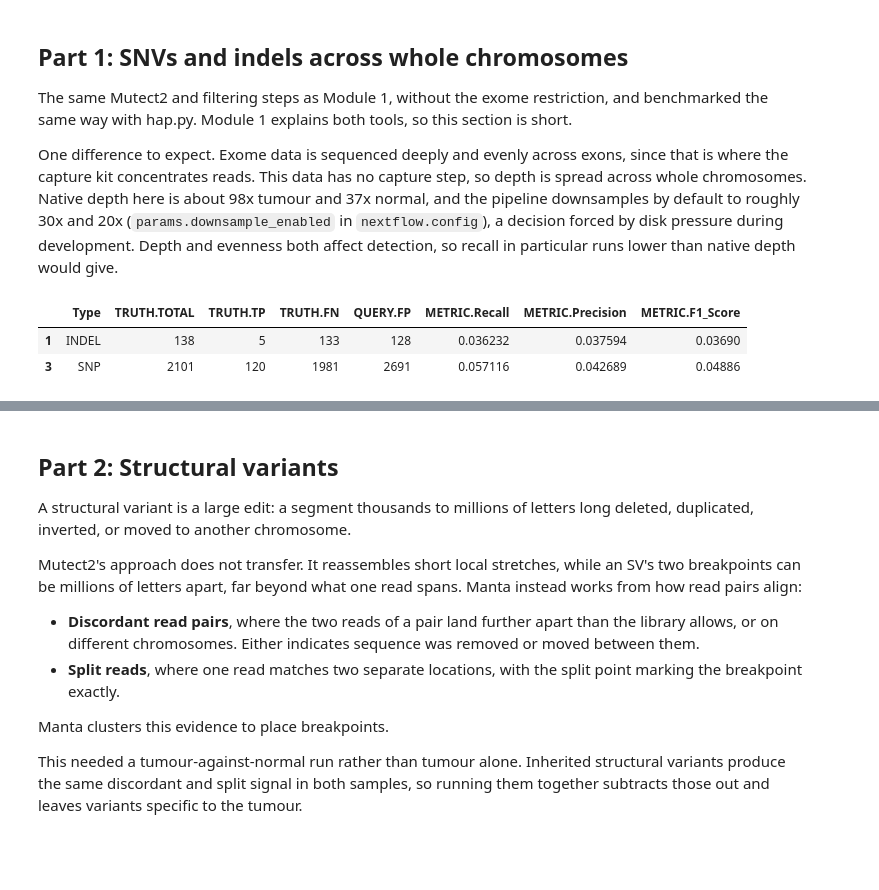
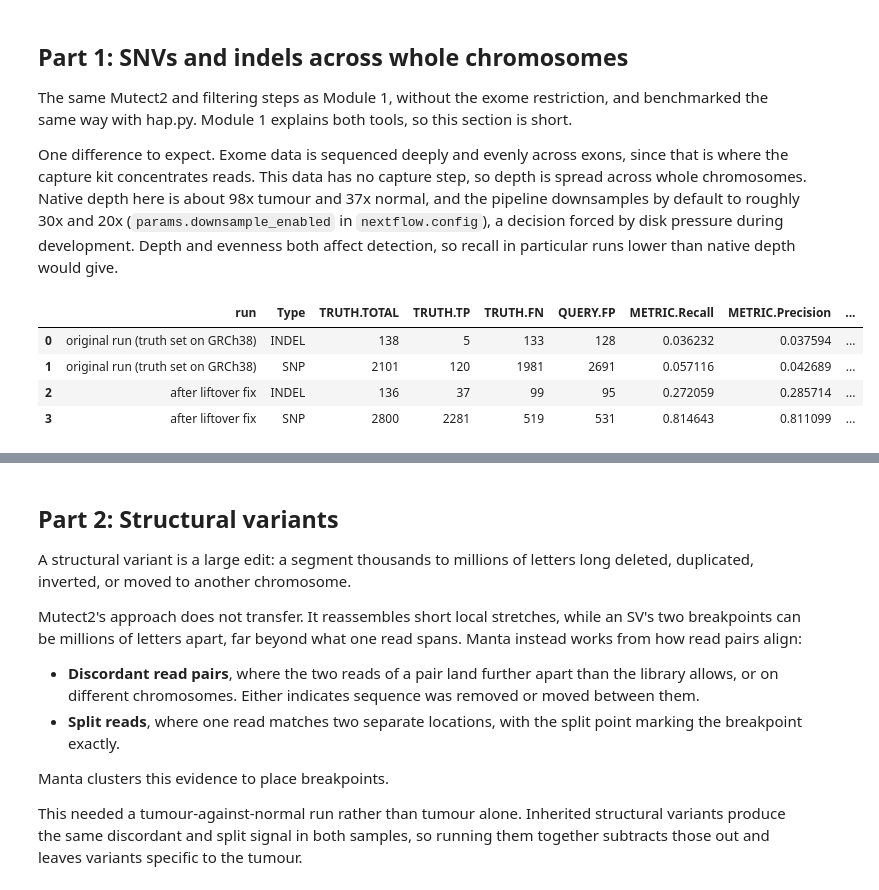
Before and after one commit to chuabrandon26/melanoma-ngs-precision-oncology, a Jupyter notebook: notebooks/02_wgs_sv_cnv_benchmarking.ipynb, the cells around one changed output, grey strips where cells are left out. Drawn from its saved outputs; the diff is of its cells as text; code cells hidden in the pictures; blank space fills up the shorter version.

```diff
--- a/notebooks/02_wgs_sv_cnv_benchmarking.ipynb
+++ b/notebooks/02_wgs_sv_cnv_benchmarking.ipynb
@@ -60,16 +60,26 @@ and the pipeline downsamples by default to roughly 30x and 20x
 (`params.downsample_enabled` in `nextflow.config`), a decision forced by disk pressure
 during development. Depth and evenness both affect detection, so recall in particular runs
 lower than native depth would give.
-# %%
-happy_summary = pd.read_csv(BENCHMARK_DIR / f"{SAMPLE_PAIR}.happy.summary.csv")
-pass_rows = happy_summary[happy_summary["Filter"] == "PASS"].copy()
-metric_cols = ["Type", "TRUTH.TOTAL", "TRUTH.TP", "TRUTH.FN", "QUERY.FP",
-               "METRIC.Recall", "METRIC.Precision", "METRIC.F1_Score"]
-pass_rows[metric_cols]
-# %% [output]
-|  | Type | TRUTH.TOTAL | TRUTH.TP | TRUTH.FN | QUERY.FP | METRIC.Recall | METRIC.Precision | METRIC.F1_Score |
-| 1 | INDEL | 138 | 5 | 133 | 128 | 0.036232 | 0.037594 | 0.03690 |
-| 3 | SNP | 2101 | 120 | 1981 | 2691 | 0.057116 | 0.042689 | 0.04886 |
+# %%
+happy_summary = pd.read_csv(BENCHMARK_DIR / f"{SAMPLE_PAIR}.happy.summary.csv")
+# Re-scored after the truth-set liftover fix (scripts/rescore_snv_indel.py). The original
+# hap.py run compared these GRCh37 calls against a GRCh38 truth set that had only been
+# renamed, see modules/bin/convert_colo829_truth_to_vcf.py.
+rescored_summary = pd.read_csv(BENCHMARK_DIR / f"{SAMPLE_PAIR}.rescored_lifted_truth.summary.csv")
+metric_cols = ["Type", "TRUTH.TOTAL", "TRUTH.TP", "TRUTH.FN", "QUERY.FP",
+               "METRIC.Recall", "METRIC.Precision", "METRIC.F1_Score"]
+pass_rows = pd.concat(
+    [happy_summary[happy_summary["Filter"] == "PASS"][metric_cols].assign(run="original run (truth set on GRCh38)"),
+     rescored_summary[rescored_summary["Filter"] == "PASS"][metric_cols].assign(run="after liftover fix")],
+    ignore_index=True,
+)
+pass_rows[["run"] + metric_cols]
+# %% [output]
+|  | run | Type | TRUTH.TOTAL | TRUTH.TP | TRUTH.FN | QUERY.FP | METRIC.Recall | METRIC.Precision | ... |
+| 0 | original run (truth set on GRCh38) | INDEL | 138 | 5 | 133 | 128 | 0.036232 | 0.037594 | ... |
+| 1 | original run (truth set on GRCh38) | SNP | 2101 | 120 | 1981 | 2691 | 0.057116 | 0.042689 | ... |
+| 2 | after liftover fix | INDEL | 136 | 37 | 99 | 95 | 0.272059 | 0.285714 | ... |
+| 3 | after liftover fix | SNP | 2800 | 2281 | 519 | 531 | 0.814643 | 0.811099 | ... |
 # %% [markdown]
 ### Reading this table
 
```
Also changed, not shown: parts of 2 cells of this notebook, 22 other files.
